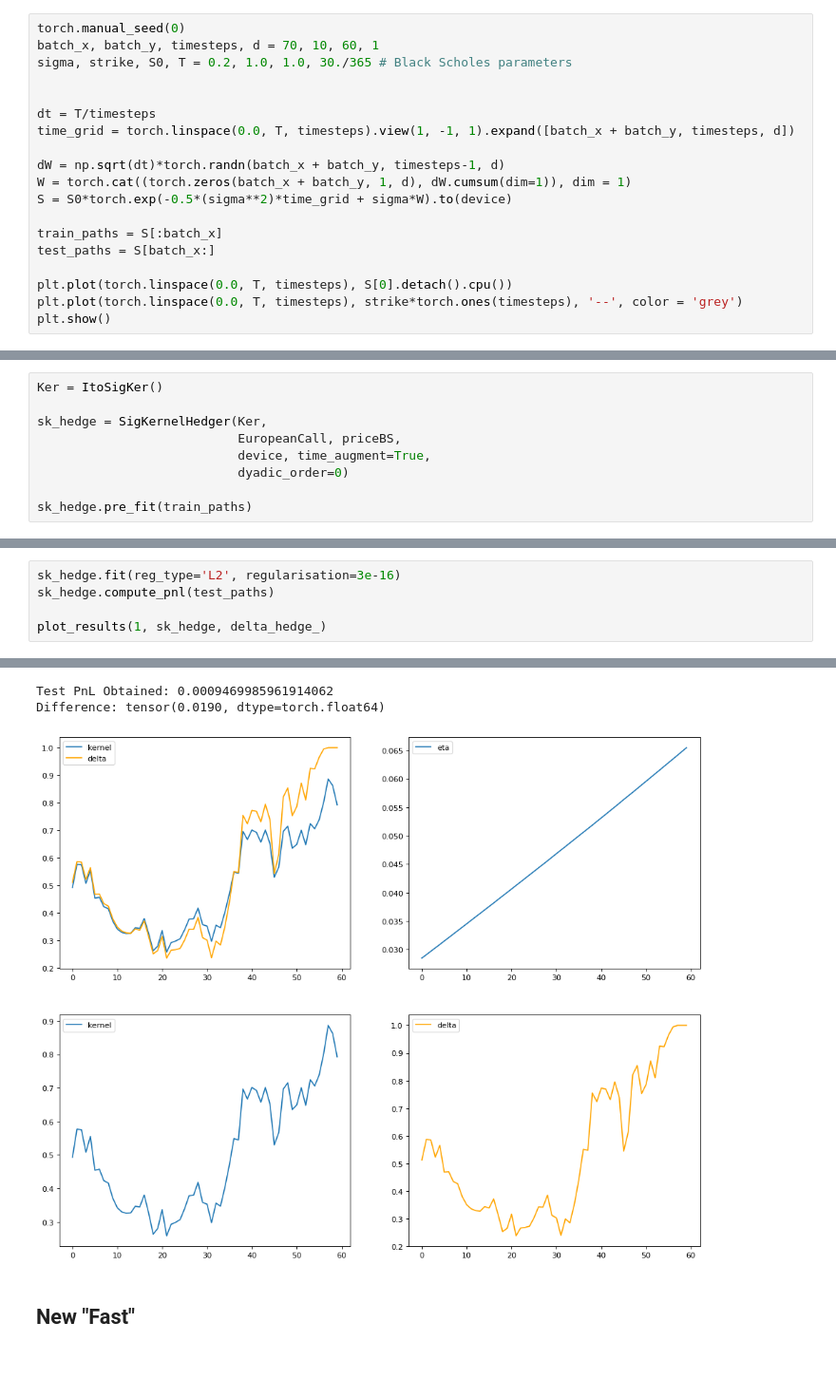
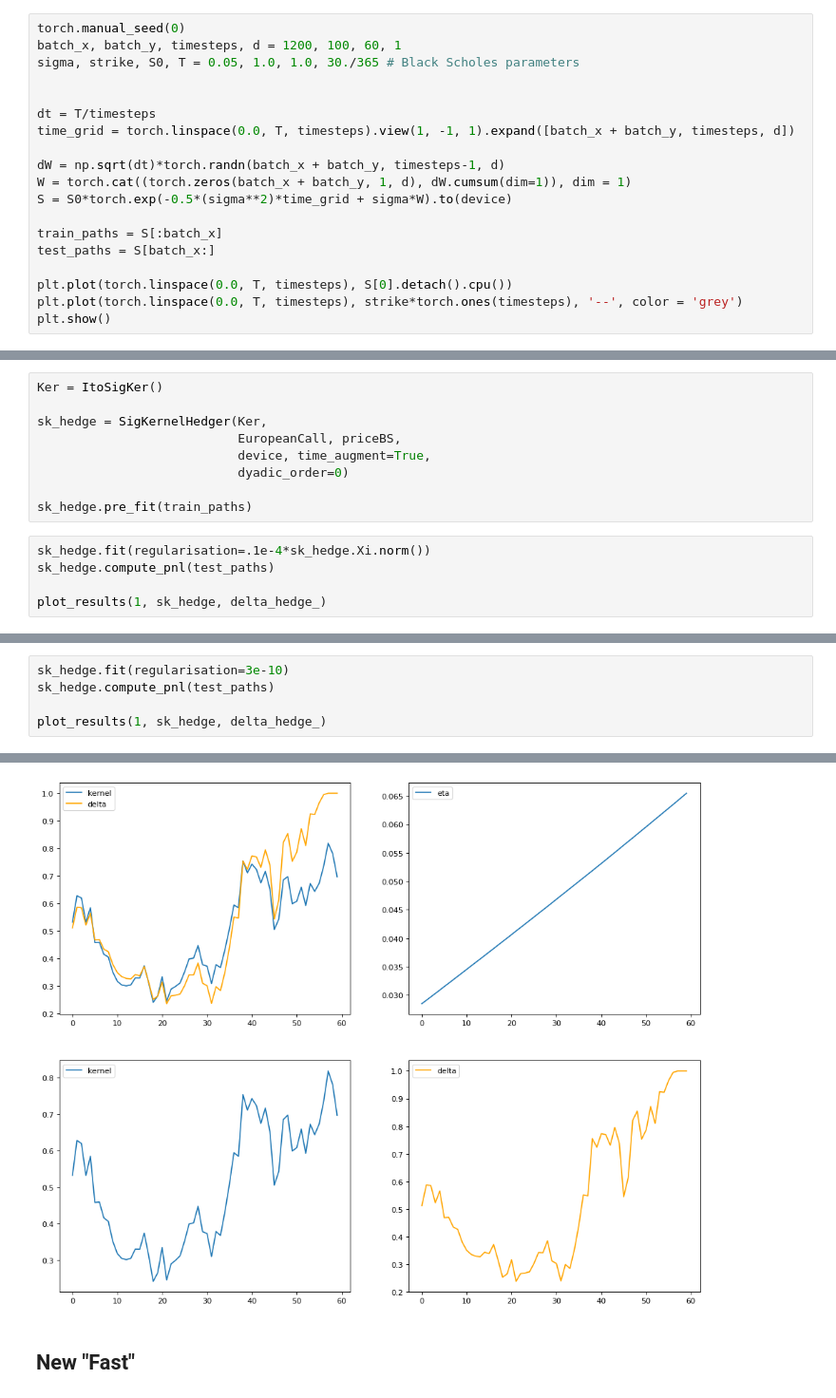
Before and after one commit to crispitagorico/stochastic_optimisation, a Jupyter notebook: kernel_hedge/notebooks/kernel_hedging.ipynb, the cells around one changed output, grey strips where cells are left out. Shown at 95% size. Drawn from its saved outputs; the diff is of its cells as text; blank space fills up the shorter version.

```diff
--- a/kernel_hedge/notebooks/kernel_hedging.ipynb
+++ b/kernel_hedge/notebooks/kernel_hedging.ipynb
@@ -27,8 +27,8 @@ device: cpu
 ## Sample Paths
 # %%
 torch.manual_seed(0)
-batch_x, batch_y, timesteps, d = 70, 10, 60, 1
-sigma, strike, S0, T = 0.2, 1.0, 1.0, 30./365 # Black Scholes parameters
+batch_x, batch_y, timesteps, d = 1200, 100, 60, 1
+sigma, strike, S0, T = 0.05, 1.0, 1.0, 30./365 # Black Scholes parameters
 
 
 dt = T/timesteps
@@ -181,3 +228,8 @@ sk_hedge = SigKernelHedger(Ker,
                            dyadic_order=0)
 
 sk_hedge.pre_fit(train_paths)
+# %%
+sk_hedge.fit(regularisation=.1e-4*sk_hedge.Xi.norm())
+sk_hedge.compute_pnl(test_paths)
+
+plot_results(1, sk_hedge, delta_hedge_)
@@ -184,5 +241,5 @@ sk_hedge.pre_fit(train_paths)
 # %%
-sk_hedge.fit(reg_type='L2', regularisation=3e-16)
+sk_hedge.fit(regularisation=3e-10)
 sk_hedge.compute_pnl(test_paths)
 
 plot_results(1, sk_hedge, delta_hedge_)
@@ -191,6 +250,4 @@ Alpha Obtained: 0.021697998046875
-Test PnL Obtained: 0.0009469985961914062
-Difference: tensor(0.0190, dtype=torch.float64)
-[figure, old version]
+[figure, new version]
 # %% [markdown]
 ## New "Fast"
 # %%
```
Also changed, not shown: parts of 15 cells of this notebook, 5 other files.
